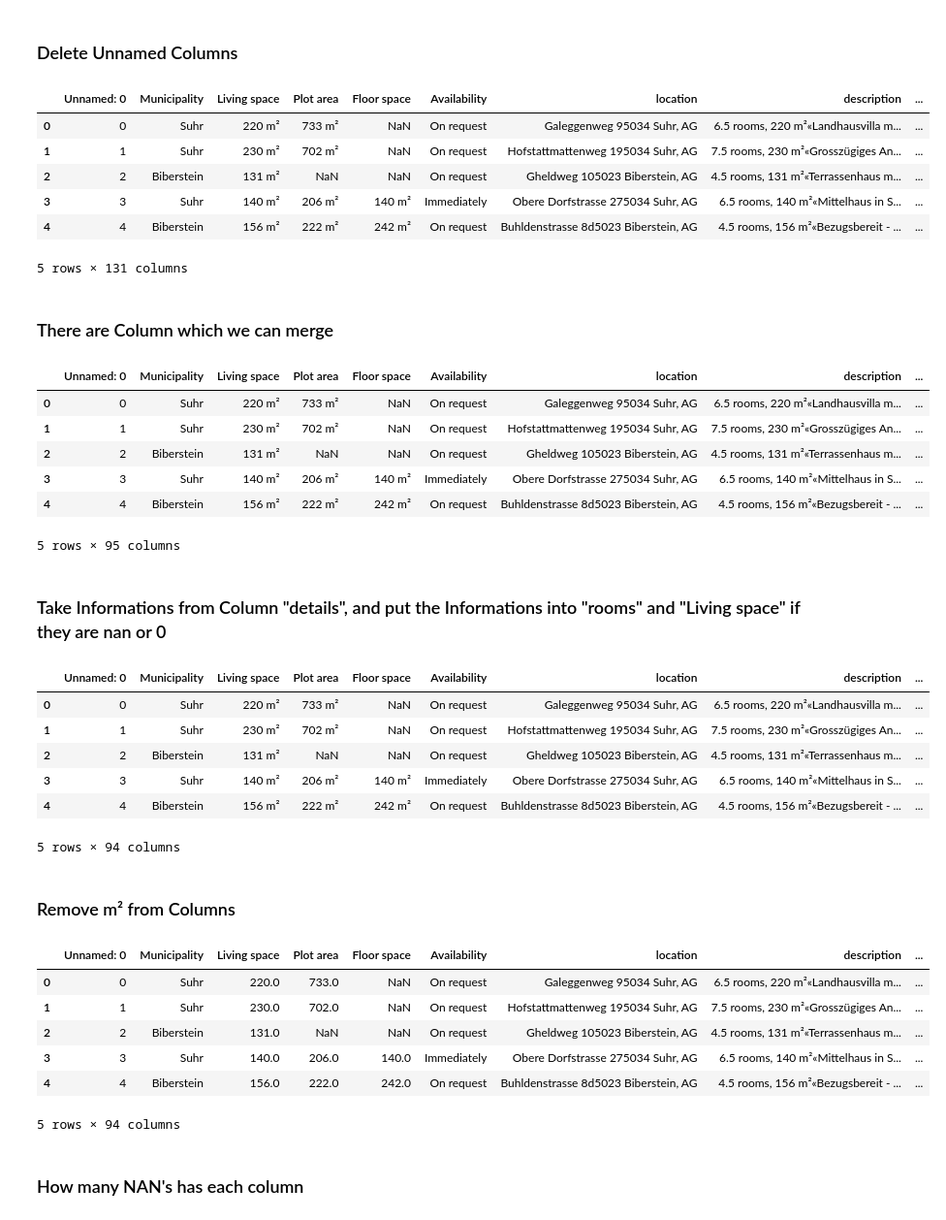
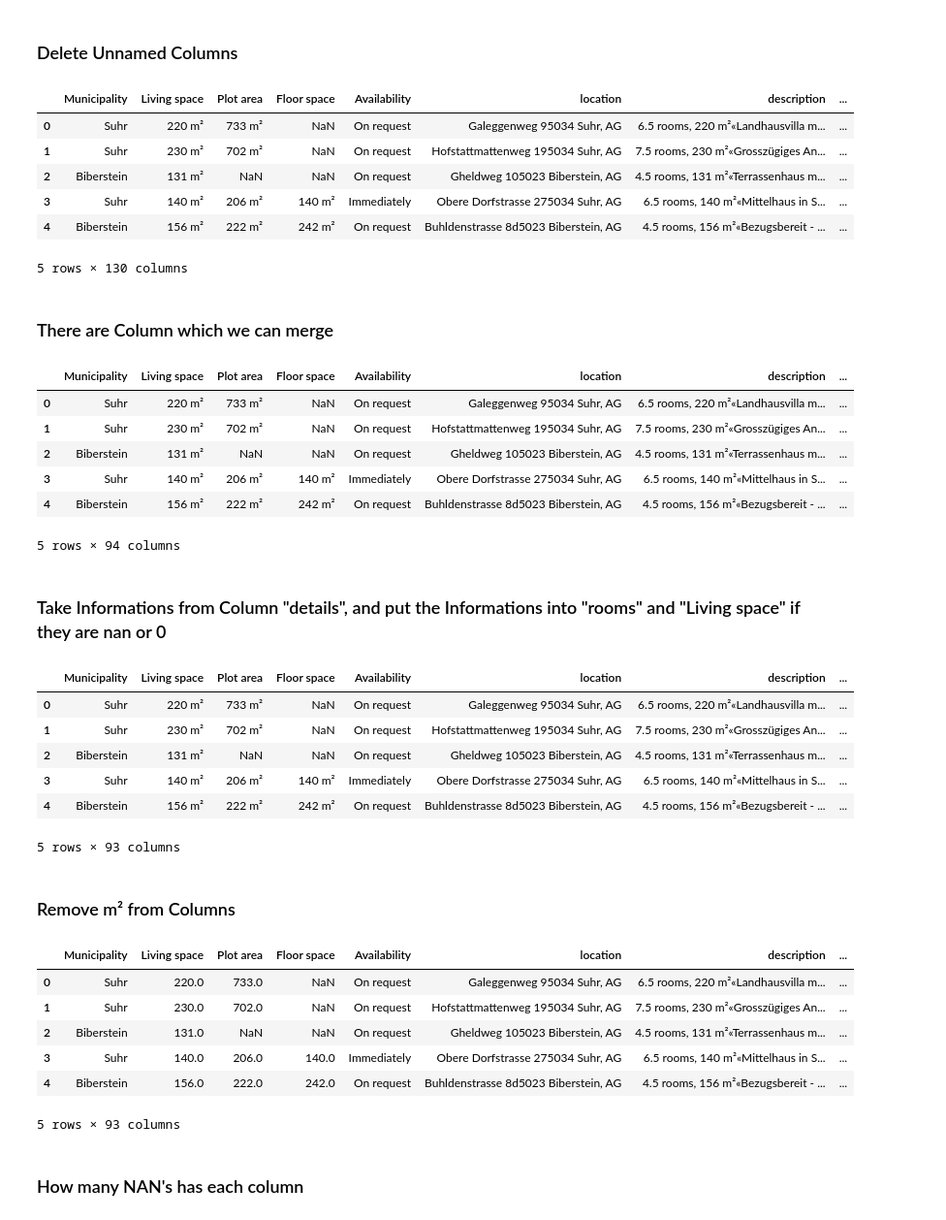
Before and after one commit to marvinvr/fhnw-cml1, a Jupyter notebook: 01_2_data_wrangling_kaggle.ipynb, the cells around one changed output. Shown at 97% size. Saved outputs shown, nothing was run; the diff lists cells and outputs as text; code cells hidden in the pictures.

```diff
--- a/01_2_data_wrangling_kaggle.ipynb
+++ b/01_2_data_wrangling_kaggle.ipynb
@@ -19,16 +19,16 @@ clean_df = source_df.copy()
 # %% [markdown]
 ### Delete Unnamed Columns
 # %%
-#clean_df = clean_df.loc[:, ~clean_df.columns.str.contains('^Unnamed')]
+clean_df = clean_df.loc[:, ~clean_df.columns.str.contains('^Unnamed')]
 clean_df.head()
 # %% [output]
-|  | Unnamed: 0 | Municipality | Living space | Plot area | Floor space | Availability | location | description | ... |
-| 0 | 0 | Suhr | 220 m² | 733 m² | NaN | On request | Galeggenweg 95034 Suhr, AG | 6.5 rooms, 220 m²«Landhausvilla m... | ... |
-| 1 | 1 | Suhr | 230 m² | 702 m² | NaN | On request | Hofstattmattenweg 195034 Suhr, AG | 7.5 rooms, 230 m²«Grosszügiges An... | ... |
-| 2 | 2 | Biberstein | 131 m² | NaN | NaN | On request | Gheldweg 105023 Biberstein, AG | 4.5 rooms, 131 m²«Terrassenhaus m... | ... |
-| 3 | 3 | Suhr | 140 m² | 206 m² | 140 m² | Immediately | Obere Dorfstrasse 275034 Suhr, AG | 6.5 rooms, 140 m²«Mittelhaus in S... | ... |
-| 4 | 4 | Biberstein | 156 m² | 222 m² | 242 m² | On request | Buhldenstrasse 8d5023 Biberstein, AG | 4.5 rooms, 156 m²«Bezugsbereit - ... | ... |
+|  | Municipality | Living space | Plot area | Floor space | Availability | location | description | ... |
+| 0 | Suhr | 220 m² | 733 m² | NaN | On request | Galeggenweg 95034 Suhr, AG | 6.5 rooms, 220 m²«Landhausvilla m... | ... |
+| 1 | Suhr | 230 m² | 702 m² | NaN | On request | Hofstattmattenweg 195034 Suhr, AG | 7.5 rooms, 230 m²«Grosszügiges An... | ... |
+| 2 | Biberstein | 131 m² | NaN | NaN | On request | Gheldweg 105023 Biberstein, AG | 4.5 rooms, 131 m²«Terrassenhaus m... | ... |
+| 3 | Suhr | 140 m² | 206 m² | 140 m² | Immediately | Obere Dorfstrasse 275034 Suhr, AG | 6.5 rooms, 140 m²«Mittelhaus in S... | ... |
+| 4 | Biberstein | 156 m² | 222 m² | 242 m² | On request | Buhldenstrasse 8d5023 Biberstein, AG | 4.5 rooms, 156 m²«Bezugsbereit - ... | ... |
-5 rows × 131 columns
+5 rows × 130 columns
 # %% [markdown]
 ### There are Column which we can merge
 # %%
@@ -83,13 +83,13 @@ clean_df = clean_df.drop(['detail_responsive#municipality', 'Gemeinde', 'Commune
 
 clean_df.head()
 # %% [output]
-|  | Unnamed: 0 | Municipality | Living space | Plot area | Floor space | Availability | location | description | ... |
-| 0 | 0 | Suhr | 220 m² | 733 m² | NaN | On request | Galeggenweg 95034 Suhr, AG | 6.5 rooms, 220 m²«Landhausvilla m... | ... |
-| 1 | 1 | Suhr | 230 m² | 702 m² | NaN | On request | Hofstattmattenweg 195034 Suhr, AG | 7.5 rooms, 230 m²«Grosszügiges An... | ... |
-| 2 | 2 | Biberstein | 131 m² | NaN | NaN | On request | Gheldweg 105023 Biberstein, AG | 4.5 rooms, 131 m²«Terrassenhaus m... | ... |
-| 3 | 3 | Suhr | 140 m² | 206 m² | 140 m² | Immediately | Obere Dorfstrasse 275034 Suhr, AG | 6.5 rooms, 140 m²«Mittelhaus in S... | ... |
-| 4 | 4 | Biberstein | 156 m² | 222 m² | 242 m² | On request | Buhldenstrasse 8d5023 Biberstein, AG | 4.5 rooms, 156 m²«Bezugsbereit - ... | ... |
+|  | Municipality | Living space | Plot area | Floor space | Availability | location | description | ... |
+| 0 | Suhr | 220 m² | 733 m² | NaN | On request | Galeggenweg 95034 Suhr, AG | 6.5 rooms, 220 m²«Landhausvilla m... | ... |
+| 1 | Suhr | 230 m² | 702 m² | NaN | On request | Hofstattmattenweg 195034 Suhr, AG | 7.5 rooms, 230 m²«Grosszügiges An... | ... |
+| 2 | Biberstein | 131 m² | NaN | NaN | On request | Gheldweg 105023 Biberstein, AG | 4.5 rooms, 131 m²«Terrassenhaus m... | ... |
+| 3 | Suhr | 140 m² | 206 m² | 140 m² | Immediately | Obere Dorfstrasse 275034 Suhr, AG | 6.5 rooms, 140 m²«Mittelhaus in S... | ... |
+| 4 | Biberstein | 156 m² | 222 m² | 242 m² | On request | Buhldenstrasse 8d5023 Biberstein, AG | 4.5 rooms, 156 m²«Bezugsbereit - ... | ... |
-5 rows × 95 columns
+5 rows × 94 columns
 # %% [markdown]
 ### Take Informations from Column "details", and put the Informations into "rooms" and "Living space" if they are nan or 0
 # %%
@@ -105,13 +105,13 @@ clean_df = clean_df.drop(['details', 'rooms_from_details', 'space_from_details']
 
 clean_df.head()
 # %% [output]
-|  | Unnamed: 0 | Municipality | Living space | Plot area | Floor space | Availability | location | description | ... |
-| 0 | 0 | Suhr | 220 m² | 733 m² | NaN | On request | Galeggenweg 95034 Suhr, AG | 6.5 rooms, 220 m²«Landhausvilla m... | ... |
-| 1 | 1 | Suhr | 230 m² | 702 m² | NaN | On request | Hofstattmattenweg 195034 Suhr, AG | 7.5 rooms, 230 m²«Grosszügiges An... | ... |
-| 2 | 2 | Biberstein | 131 m² | NaN | NaN | On request | Gheldweg 105023 Biberstein, AG | 4.5 rooms, 131 m²«Terrassenhaus m... | ... |
-| 3 | 3 | Suhr | 140 m² | 206 m² | 140 m² | Immediately | Obere Dorfstrasse 275034 Suhr, AG | 6.5 rooms, 140 m²«Mittelhaus in S... | ... |
-| 4 | 4 | Biberstein | 156 m² | 222 m² | 242 m² | On request | Buhldenstrasse 8d5023 Biberstein, AG | 4.5 rooms, 156 m²«Bezugsbereit - ... | ... |
+|  | Municipality | Living space | Plot area | Floor space | Availability | location | description | ... |
+| 0 | Suhr | 220 m² | 733 m² | NaN | On request | Galeggenweg 95034 Suhr, AG | 6.5 rooms, 220 m²«Landhausvilla m... | ... |
+| 1 | Suhr | 230 m² | 702 m² | NaN | On request | Hofstattmattenweg 195034 Suhr, AG | 7.5 rooms, 230 m²«Grosszügiges An... | ... |
+| 2 | Biberstein | 131 m² | NaN | NaN | On request | Gheldweg 105023 Biberstein, AG | 4.5 rooms, 131 m²«Terrassenhaus m... | ... |
+| 3 | Suhr | 140 m² | 206 m² | 140 m² | Immediately | Obere Dorfstrasse 275034 Suhr, AG | 6.5 rooms, 140 m²«Mittelhaus in S... | ... |
+| 4 | Biberstein | 156 m² | 222 m² | 242 m² | On request | Buhldenstrasse 8d5023 Biberstein, AG | 4.5 rooms, 156 m²«Bezugsbereit - ... | ... |
-5 rows × 94 columns
+5 rows × 93 columns
 # %% [markdown]
 ### Remove m² from Columns
 # %%
@@ -143,13 +143,13 @@ clean_df['rooms'] = clean_df['rooms'].astype(float)
 
 clean_df.head()
 # %% [output]
-|  | Unnamed: 0 | Municipality | Living space | Plot area | Floor space | Availability | location | description | ... |
-| 0 | 0 | Suhr | 220.0 | 733.0 | NaN | On request | Galeggenweg 95034 Suhr, AG | 6.5 rooms, 220 m²«Landhausvilla m... | ... |
-| 1 | 1 | Suhr | 230.0 | 702.0 | NaN | On request | Hofstattmattenweg 195034 Suhr, AG | 7.5 rooms, 230 m²«Grosszügiges An... | ... |
-| 2 | 2 | Biberstein | 131.0 | NaN | NaN | On request | Gheldweg 105023 Biberstein, AG | 4.5 rooms, 131 m²«Terrassenhaus m... | ... |
-| 3 | 3 | Suhr | 140.0 | 206.0 | 140.0 | Immediately | Obere Dorfstrasse 275034 Suhr, AG | 6.5 rooms, 140 m²«Mittelhaus in S... | ... |
-| 4 | 4 | Biberstein | 156.0 | 222.0 | 242.0 | On request | Buhldenstrasse 8d5023 Biberstein, AG | 4.5 rooms, 156 m²«Bezugsbereit - ... | ... |
+|  | Municipality | Living space | Plot area | Floor space | Availability | location | description | ... |
+| 0 | Suhr | 220.0 | 733.0 | NaN | On request | Galeggenweg 95034 Suhr, AG | 6.5 rooms, 220 m²«Landhausvilla m... | ... |
+| 1 | Suhr | 230.0 | 702.0 | NaN | On request | Hofstattmattenweg 195034 Suhr, AG | 7.5 rooms, 230 m²«Grosszügiges An... | ... |
+| 2 | Biberstein | 131.0 | NaN | NaN | On request | Gheldweg 105023 Biberstein, AG | 4.5 rooms, 131 m²«Terrassenhaus m... | ... |
+| 3 | Suhr | 140.0 | 206.0 | 140.0 | Immediately | Obere Dorfstrasse 275034 Suhr, AG | 6.5 rooms, 140 m²«Mittelhaus in S... | ... |
+| 4 | Biberstein | 156.0 | 222.0 | 242.0 | On request | Buhldenstrasse 8d5023 Biberstein, AG | 4.5 rooms, 156 m²«Bezugsbereit - ... | ... |
-5 rows × 94 columns
+5 rows × 93 columns
 # %% [markdown]
 ### How many NAN's has each column
 # %%
```
Also changed, not shown: parts of 7 cells of this notebook.
